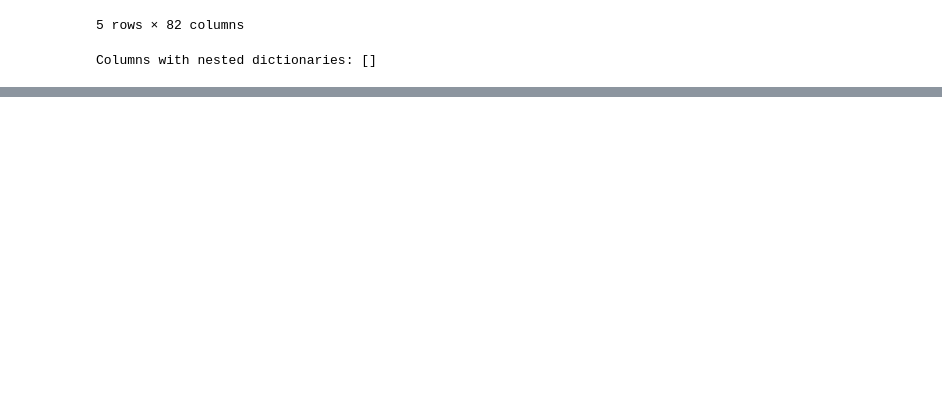
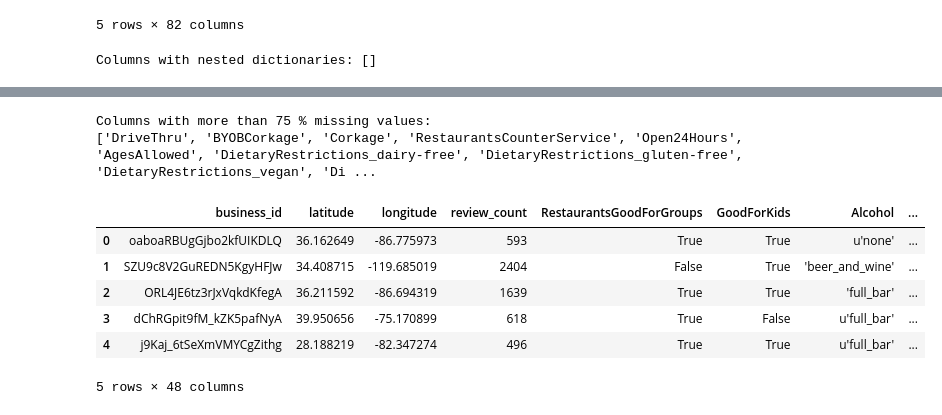
Before and after one commit to arashshams/recom_sys_nlp_llm, a Jupyter notebook: subset_selection.ipynb, the cells around one changed output, grey strips where cells are left out. Saved outputs shown, nothing was run; the diff lists cells and outputs as text; code cells hidden in the pictures; blank space fills up the shorter version.

```diff
--- a/subset_selection.ipynb
+++ b/subset_selection.ipynb
@@ -1962,0 +1998,36 @@ plt.show()
+# %%
+# Find the columns with > 75% missing values
+missing_percentage = content_data.isnull().mean() * 100
+threshold = 75
+columns_with_high_missing = missing_percentage[missing_percentage >= threshold].index.tolist()
+print("Columns with more than", threshold, "% missing values:")
+print(columns_with_high_missing)
+# Dropping these columns due to high fraction of missing values
+content_data = content_data.loc[:, missing_percentage < 75]
+# %% [output]
+Columns with more than 75 % missing values:
+['DriveThru', 'BYOBCorkage', 'Corkage', 'RestaurantsCounterService', 'Open24Hours', 'AgesAllowed', 'DietaryRestrictions_dairy-free', 'DietaryRestrictions_gluten-free', 'DietaryRestrictions_vegan', 'Di ...
+# %%
+# List of columns that should be dropped because they are irrelevant for recomm systems and also not UI-relevant
+# Note: This is in nature a subjective judgement. For now, I will keep columns that are in form of XXXXX_XXX
+# ordered in the % missing-values desc:
+# List of columns that have the highest priority to drop
+drop_col_1 = ['Smoking', 'CoatCheck', 'BYOB', 'GoodForDancing', 'ByAppointmentOnly', 'BusinessAcceptsBitcoin', 'RestaurantsTableService', 'NoiseLevel']
+# List of columns that have the second highest priority to drop
+drop_col_2 = ['WheelchairAccessible', 'HappyHour', 'DogsAllowed', 'BikeParking', 'RestaurantsAttire', 'HasTV', 'Caters']
+# List of columns that are irrelevant to the actual content-based model, why? because they do not represent the characteristics of the restaurants, we can use them in UI case
+drop_col_irr = ['name', 'address', 'city', 'state', 'postal_code','is_open']
+# Dropping the columns
+content_data.drop(drop_col_1, axis=1, inplace=True)
+content_data.drop(drop_col_2, axis=1, inplace=True)
+content_data.drop(drop_col_irr, axis=1, inplace=True)
+# %%
+content_data.head()
+# %% [output]
+|  | business_id | latitude | longitude | review_count | RestaurantsGoodForGroups | GoodForKids | Alcohol | ... |
+| 0 | oaboaRBUgGjbo2kfUIKDLQ | 36.162649 | -86.775973 | 593 | True | True | u'none' | ... |
+| 1 | SZU9c8V2GuREDN5KgyHFJw | 34.408715 | -119.685019 | 2404 | False | True | 'beer_and_wine' | ... |
+| 2 | ORL4JE6tz3rJxVqkdKfegA | 36.211592 | -86.694319 | 1639 | True | True | 'full_bar' | ... |
+| 3 | dChRGpit9fM_kZK5pafNyA | 39.950656 | -75.170899 | 618 | True | False | u'full_bar' | ... |
+| 4 | j9Kaj_6tSeXmVMYCgZithg | 28.188219 | -82.347274 | 496 | True | True | u'full_bar' | ... |
+5 rows × 48 columns
```
Also changed, not shown: parts of 10 cells of this notebook, 1 other file.
